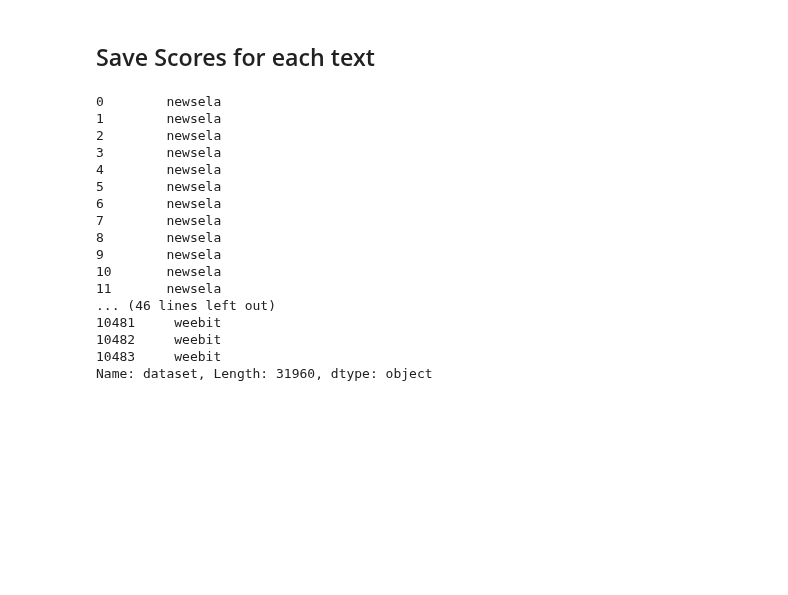
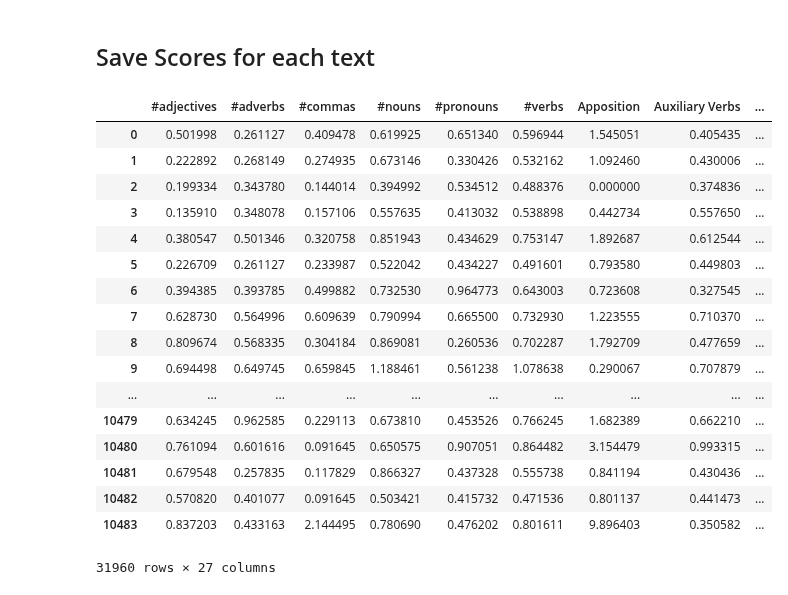
Before and after one commit to PaulOpu/TS_LossFunction, a Jupyter notebook: code/Opuchlich_FeatureRegression.ipynb, the cells around one changed output. Cells and saved outputs as stored; diff of their text form; code cells hidden in the pictures; blank space fills up the shorter version.

Commit message:
newsela score integrated

```diff
--- a/code/Opuchlich_FeatureRegression.ipynb
+++ b/code/Opuchlich_FeatureRegression.ipynb
@@ -453,33 +453,35 @@ regr_df = norm_df.copy()
 regr_df["dataset"] = "newsela"
 regr_df["regression_score"] = model.predict(norm_df[feature_cols])
 regr_df = regr_df.rename({"name":"path"},axis=1)
-regr_df = regr_df.drop(["newsela_score"],axis=1)
+#regr_df = regr_df.drop(["newsela_score"],axis=1)
+regr_df["newsela_score"] = (regr_df["newsela_score"]*1800).astype(int)
 # %%
 dataset_df = weebit_df.copy()
 dataset_df["dataset"] = "weebit"
 dataset_df = dataset_df.rename({"id":"text"},axis=1)
-dataset_df = dataset_df.drop(["path"],axis=1)
+#dataset_df = dataset_df.drop(["path"],axis=1)
 # %%
 dataset_df = pd.concat([regr_df,dataset_df])
 # %%
 dataset_df.to_csv("data/training_data.csv",sep=";",index=False)
 # %%
-dataset_df["dataset"]
+dataset_df
 # %% [output]
+|  | #adjectives | #adverbs | #commas | #nouns | #pronouns | #verbs | Apposition | Auxiliary Verbs | ... |
+| 0 | 0.501998 | 0.261127 | 0.409478 | 0.619925 | 0.651340 | 0.596944 | 1.545051 | 0.405435 | ... |
+| 1 | 0.222892 | 0.268149 | 0.274935 | 0.673146 | 0.330426 | 0.532162 | 1.092460 | 0.430006 | ... |
+| 2 | 0.199334 | 0.343780 | 0.144014 | 0.394992 | 0.534512 | 0.488376 | 0.000000 | 0.374836 | ... |
+| 3 | 0.135910 | 0.348078 | 0.157106 | 0.557635 | 0.413032 | 0.538898 | 0.442734 | 0.557650 | ... |
+| 4 | 0.380547 | 0.501346 | 0.320758 | 0.851943 | 0.434629 | 0.753147 | 1.892687 | 0.612544 | ... |
+| 5 | 0.226709 | 0.261127 | 0.233987 | 0.522042 | 0.434227 | 0.491601 | 0.793580 | 0.449803 | ... |
+| 6 | 0.394385 | 0.393785 | 0.499882 | 0.732530 | 0.964773 | 0.643003 | 0.723608 | 0.327545 | ... |
+| 7 | 0.628730 | 0.564996 | 0.609639 | 0.790994 | 0.665500 | 0.732930 | 1.223555 | 0.710370 | ... |
+| 8 | 0.809674 | 0.568335 | 0.304184 | 0.869081 | 0.260536 | 0.702287 | 1.792709 | 0.477659 | ... |
+| 9 | 0.694498 | 0.649745 | 0.659845 | 1.188461 | 0.561238 | 1.078638 | 0.290067 | 0.707879 | ... |
+| ... | ... | ... | ... | ... | ... | ... | ... | ... | ... |
+| 10479 | 0.634245 | 0.962585 | 0.229113 | 0.673810 | 0.453526 | 0.766245 | 1.682389 | 0.662210 | ... |
+| 10480 | 0.761094 | 0.601616 | 0.091645 | 0.650575 | 0.907051 | 0.864482 | 3.154479 | 0.993315 | ... |
+| 10481 | 0.679548 | 0.257835 | 0.117829 | 0.866327 | 0.437328 | 0.555738 | 0.841194 | 0.430436 | ... |
+| 10482 | 0.570820 | 0.401077 | 0.091645 | 0.503421 | 0.415732 | 0.471536 | 0.801137 | 0.441473 | ... |
+| 10483 | 0.837203 | 0.433163 | 2.144495 | 0.780690 | 0.476202 | 0.801611 | 9.896403 | 0.350582 | ... |
-0        newsela
-1        newsela
-2        newsela
-3        newsela
-4        newsela
-5        newsela
-6        newsela
-7        newsela
-8        newsela
-9        newsela
-10       newsela
-11       newsela
-... (46 lines left out)
-10481     weebit
-10482     weebit
-10483     weebit
-Name: dataset, Length: 31960, dtype: object
+31960 rows × 27 columns
```
Also changed, not shown: 1 other file.
